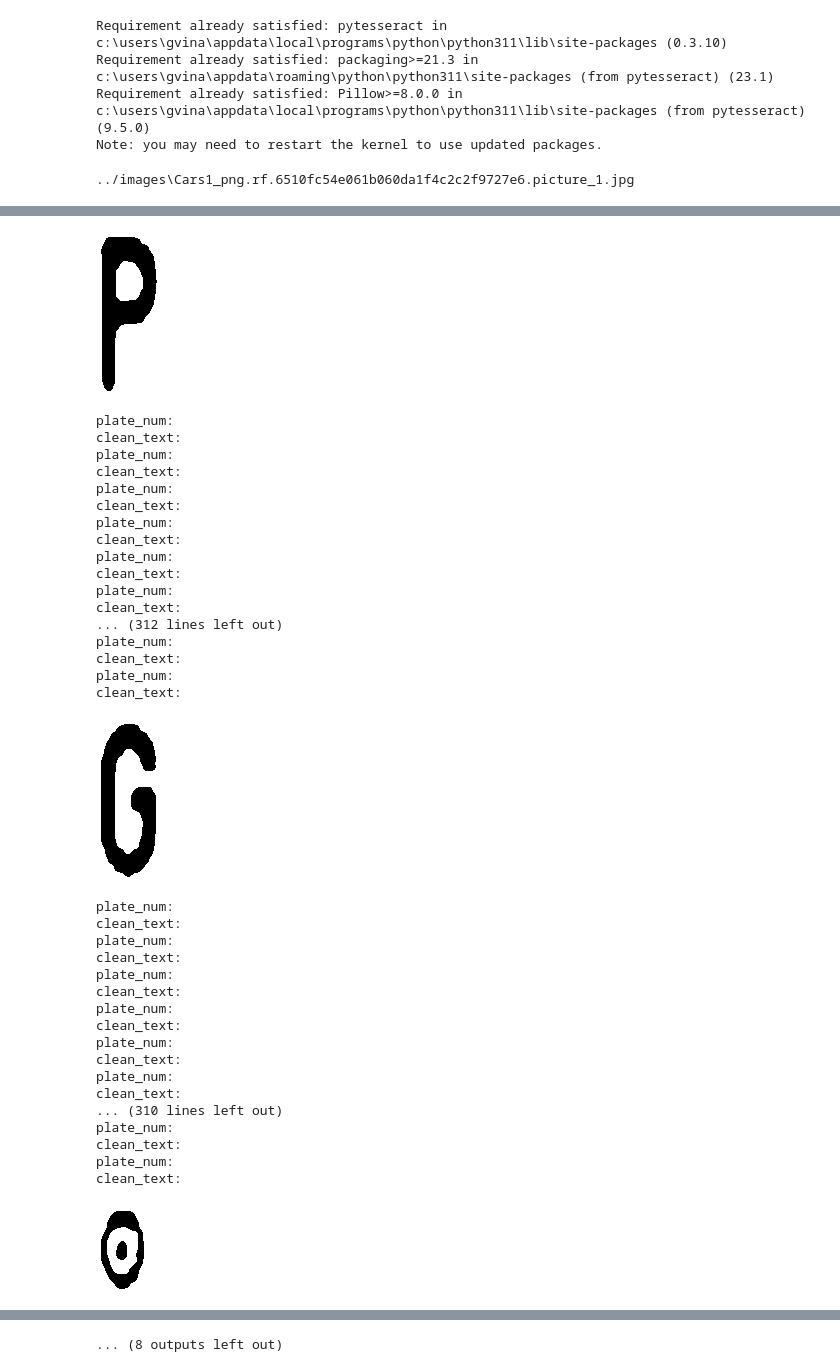
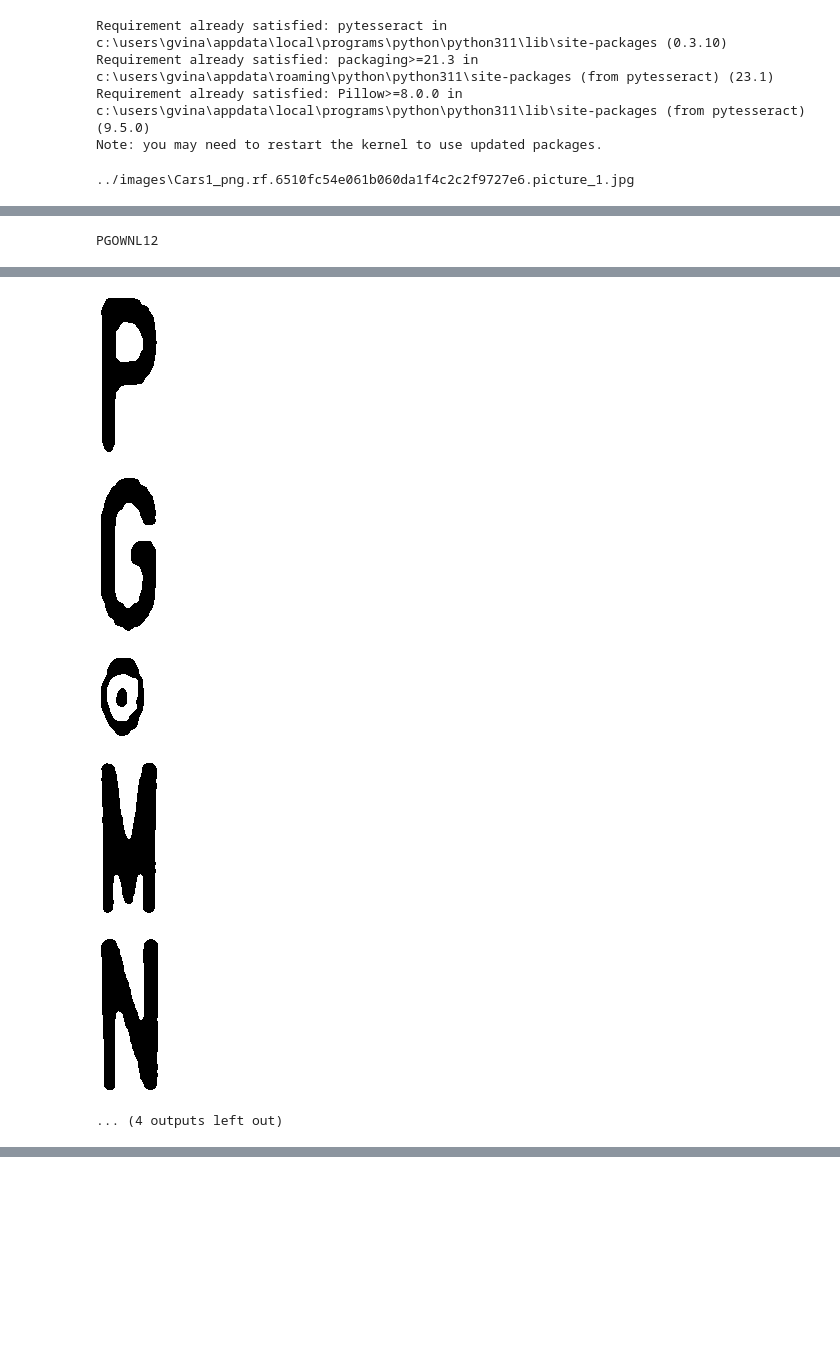
Before and after one commit to IronBanes/MLProject, a Jupyter notebook: CurrentYOLOTraining.ipynb, the cells around one changed output, grey strips where cells are left out. Drawn from its saved outputs; the diff is of its cells as text; code cells hidden in the pictures; blank space fills up the shorter version.

```diff
--- a/CurrentYOLOTraining.ipynb
+++ b/CurrentYOLOTraining.ipynb
@@ -264,7 +296,7 @@ for imageName in glob.glob("../images/*.jpg"):
     #cv.imshow("Dilation", dilation)
     #cv.waitKey(0)
 
-    text = pytesseract.image_to_string(img, config='-c tessedit_char_whitelist=0123456789ABCDEFGHIJKLMNOPQRSTUVWXYZ --psm 8 --oem 3')
+    text = pytesseract.image_to_string(img, config='-c tessedit_char_whitelist=0123456789ABCDEFGHIJKLMNOPQRSTUVWXYZ --psm 10 --oem 3')
     display(Image.open(imageName))
     #plt.imshow(gray)
     print("\n")
@@ -306,75 +338,45 @@ for imageName in glob.glob("../images/*.jpg"):
 
 
 
         # draw the rectangle
         rect = cv.rectangle(im2, (x,y), (x+w, y+h), (0,255,0),2)
         # grab character region of image
         roi = thresh[y-5:y+h+5, x-5:x+w+5]
         # perfrom bitwise not to flip image to black text on white background
         #display(roi)
         roi = cv.bitwise_not(roi)
         # perform another blur on character region
         roi = cv.medianBlur(roi, 5)
         display(Image.fromarray(roi))
-        for i in roi:
-            try:
-                text = pytesseract.image_to_string(i, config='-c tessedit_char_whitelist=0123456789ABCDEFGHIJKLMNOPQRSTUVWXYZ --psm 10 --oem 3')
-                # clean tesseract text by removing any unwanted blank spaces
-                clean_text = re.sub('[\W_]+', '', text)
-                plate_num += clean_text
-                #print("plate_num: ",plate_num)
-                #print("clean_text: ",clean_text)
-            except:
-                text = None
+
+        try:
+            text = pytesseract.image_to_string(roi, config='-c tessedit_char_whitelist=0123456789ABCDEFGHIJKLMNOPQRSTUVWXYZ --psm 10 --oem 3')
+            # clean tesseract text by removing any unwanted blank spaces
+            clean_text = re.sub('[\W_]+', '', text)
+            plate_num += clean_text
+            #print("plate_num: ",plate_num)
+            #print("clean_text: ",clean_text)
+        except:
+            text = None
     if plate_num != "":
         print("License Plate #: ", plate_num)
 
 
 
 #cv.imshow("Gray",thresh)
 #cv.waitKey(0)
 #cv.destroyAllWindows()
 # %% [output]
 ../images\Cars1_png.rf.6510fc54e061b060da1f4c2c2f9727e6.picture_1.jpg
 [figure]
+PGOWNL12
 [figure]
 [figure]
 [figure]
 [figure]
 [figure]
-plate_num:
-clean_text:
-plate_num:
-clean_text:
-plate_num:
-clean_text:
-plate_num:
-clean_text:
-plate_num:
-clean_text:
-plate_num:
-clean_text:
-... (312 lines left out)
-plate_num:
-clean_text:
-plate_num:
-clean_text:
 [figure]
+[figure]
+[figure, added]
+[figure, added]
-plate_num:
-clean_text:
-plate_num:
-clean_text:
-plate_num:
-clean_text:
-plate_num:
-clean_text:
-plate_num:
-clean_text:
-plate_num:
-clean_text:
-... (310 lines left out)
-plate_num:
-clean_text:
-plate_num:
-clean_text:
+... (4 outputs left out)
-[figure]
@@ -398 +382,0 @@ clean_text:
-... (8 outputs left out)
```
Also changed, not shown: parts of 13 cells of this notebook.
